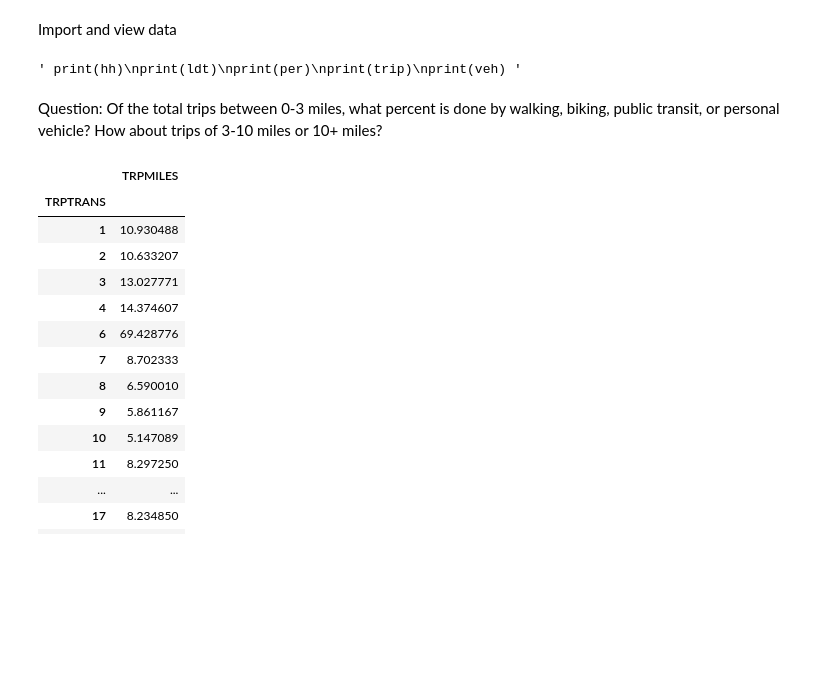
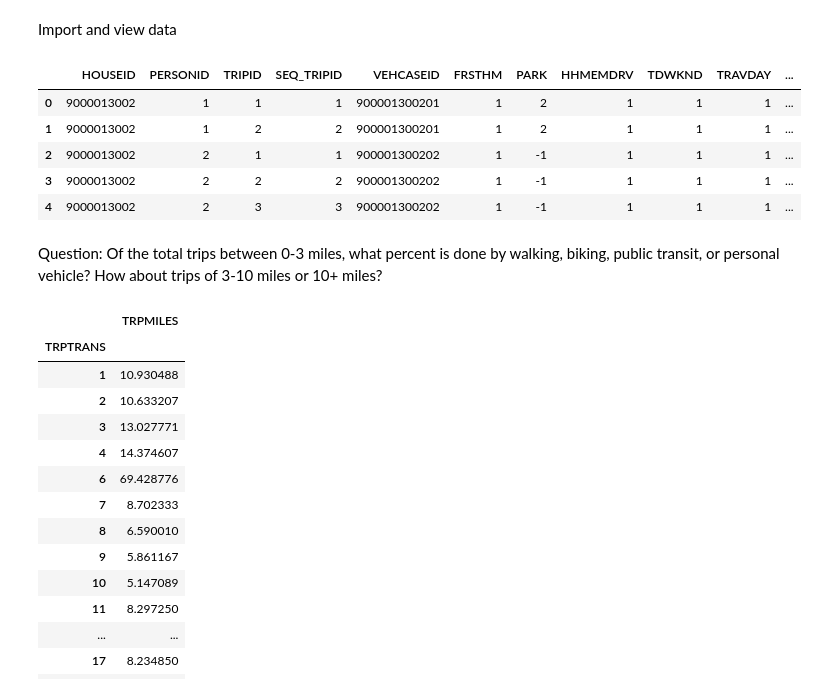
Before and after one commit to Xerconia/Transitlytics, a Jupyter notebook: hisa_eda.ipynb, the cells around one changed output. Cells and saved outputs as stored; diff of their text form; code cells hidden in the pictures; blank space fills up the shorter version.

```diff
--- a/hisa_eda.ipynb
+++ b/hisa_eda.ipynb
@@ -6,6 +6,10 @@ Import and view data
 import pandas as pd
 import seaborn as sns
 import numpy as np
+
+pd.options.display.max_columns = None
+pd.options.display.max_rows = None
+pd.options.mode.copy_on_write = True
 # %%
 hh = pd.read_csv("dataset/hhv2pub.csv")
 ldt = pd.read_csv("dataset/ldtv2pub.csv")
@@ -13,13 +17,18 @@ per = pd.read_csv("dataset/perv2pub.csv")
 trip = pd.read_csv("dataset/tripv2pub.csv")
 veh = pd.read_csv("dataset/vehv2pub.csv")
 # %%
-""" print(hh)
-print(ldt)
-print(per)
-print(trip)
-print(veh) """
+#print(hh)
+#print(ldt)
+#print(per)
+trip.head()
+#print(veh)
 # %% [output]
-' print(hh)\nprint(ldt)\nprint(per)\nprint(trip)\nprint(veh) '
+|  | HOUSEID | PERSONID | TRIPID | SEQ_TRIPID | VEHCASEID | FRSTHM | PARK | HHMEMDRV | TDWKND | TRAVDAY | ... |
+| 0 | 9000013002 | 1 | 1 | 1 | 900001300201 | 1 | 2 | 1 | 1 | 1 | ... |
+| 1 | 9000013002 | 1 | 2 | 2 | 900001300201 | 1 | 2 | 1 | 1 | 1 | ... |
+| 2 | 9000013002 | 2 | 1 | 1 | 900001300202 | 1 | -1 | 1 | 1 | 1 | ... |
+| 3 | 9000013002 | 2 | 2 | 2 | 900001300202 | 1 | -1 | 1 | 1 | 1 | ... |
+| 4 | 9000013002 | 2 | 3 | 3 | 900001300202 | 1 | -1 | 1 | 1 | 1 | ... |
 # %% [markdown]
 Question: Of the total trips between 0-3 miles, what percent is done by walking, biking, public transit, or personal vehicle? How about trips of 3-10 miles or 10+ miles?
 # %%
```
Also changed, not shown: parts of 6 cells of this notebook.
